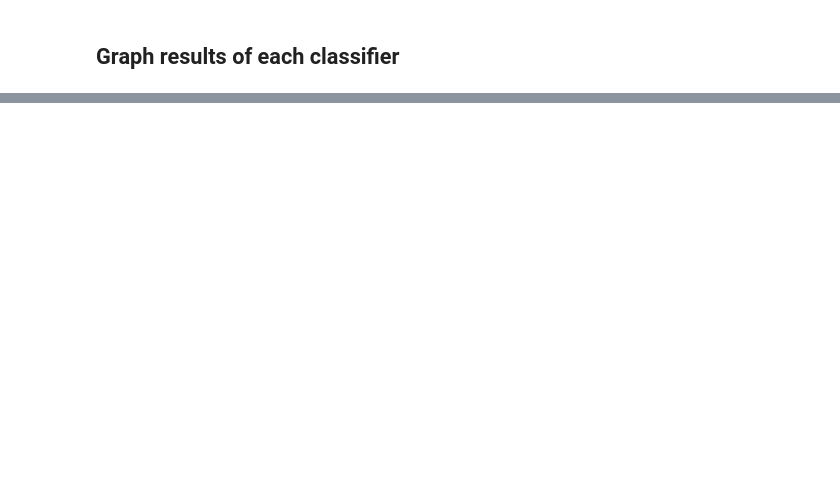
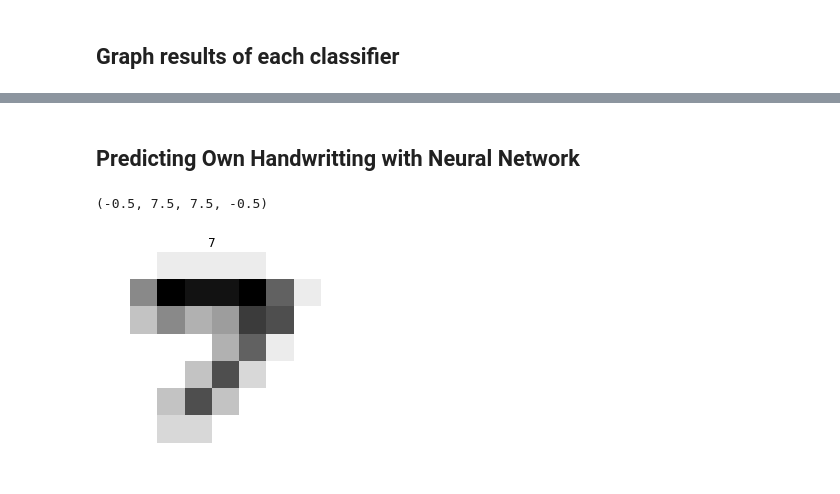
Before and after one commit to Adamdion/LetterRecognition, a Jupyter notebook: letter_recognition.ipynb, the cells around one changed output, grey strips where cells are left out. Cells and saved outputs as stored; diff of their text form; code cells hidden in the pictures; blank space fills up the shorter version.

```diff
--- a/letter_recognition.ipynb
+++ b/letter_recognition.ipynb
@@ -309,11 +323,14 @@ weighted avg       0.86      0.86      0.85       450
 # %%
-# Use Random Forest to classify the data
-from sklearn.ensemble import RandomForestClassifier
-rfc = RandomForestClassifier()
-rfc.fit(train_vectors, train_labels)
+# Use Neural Network to classify the data
+from sklearn.neural_network import MLPClassifier
+mlp = MLPClassifier()
+mlp.fit(train_vectors, train_labels)
 
-# Random Forest stats
-print("Classification report for Random Forest classifier:")
-print(classification_report(test_labels, rfc.predict(test_vectors)))
-rfc_accuracy = rfc.score(test_vectors, test_labels)
+# Neural Network stats
+print("Classification report for Neural Network classifier:")
+print(classification_report(test_labels, mlp.predict(test_vectors)))
+mlp_accuracy = mlp.score(test_vectors, test_labels)
+mlp_precistion = precision_score(test_labels, mlp.predict(test_vectors), average='weighted')
+mlp_recall = recall_score(test_labels, mlp.predict(test_vectors), average='weighted')
+mlp_f1 = f1_score(test_labels, mlp.predict(test_vectors), average='weighted')
 # %% [output]
@@ -425,0 +394,26 @@ plt.axis('off')
+# %% [markdown]
+## Predicting Own Handwritting with Neural Network
+# %%
+def format_png_image(image):
+    image = resize(image, (8, 8))
+    # Make shape from 8x8x4 to 8x8
+    image = image[:,:,0]
+    # flip the dark and light colors
+    image = 1 - image
+    # reshape
+    image = image.reshape(1, -1)
+    # transofrm into int from 0 - 16
+    image = image * 32
+    # round to nearest int
+    image = np.round(image)
+    return image
+# %%
+test_img_7 = format_png_image(io.imread('word_7.png'))
+knn_predicted7 = mlp.predict(test_img_7)
+# show the image
+plt.imshow(test_img_7.reshape(8, 8), cmap=plt.cm.gray_r, interpolation='nearest')
+plt.title('%s' % categories[knn_predicted7[0]])
+plt.axis('off')
+# %% [output]
+(-0.5, 7.5, 7.5, -0.5)
+[figure, added]
```
Also changed, not shown: parts of 39 cells of this notebook.
